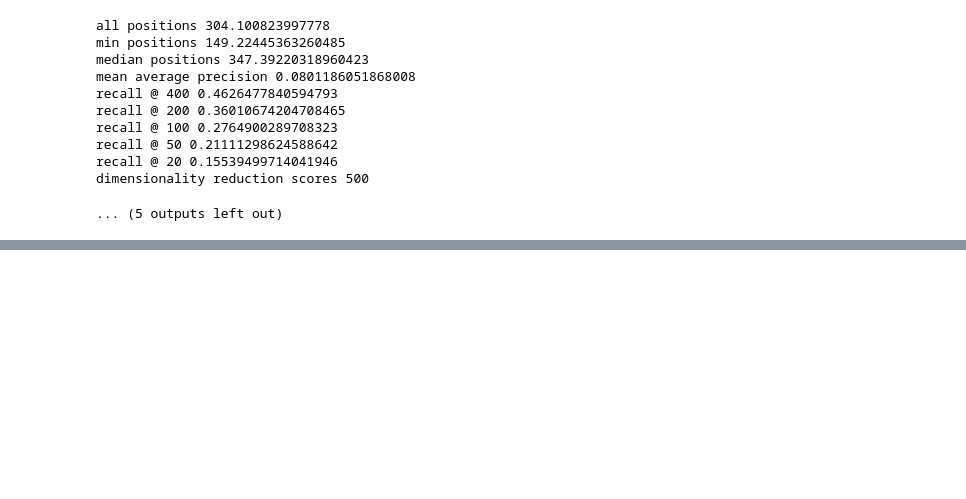
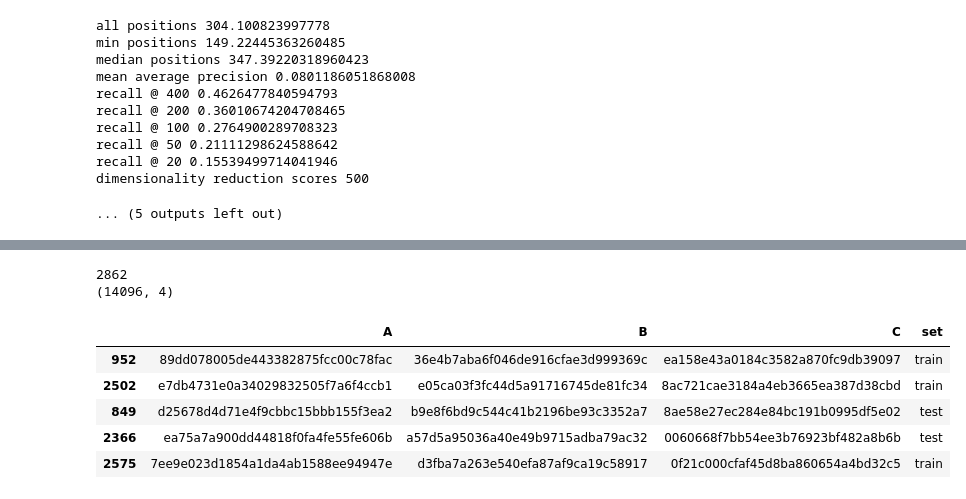
Before and after one commit to ludovicaschaerf/Cini_TDA, a Jupyter notebook: Pretrained.ipynb, the cells around one changed output, grey strips where cells are left out. Drawn from its saved outputs; the diff is of its cells as text; code cells hidden in the pictures; blank space fills up the shorter version.

```diff
--- a/Pretrained.ipynb
+++ b/Pretrained.ipynb
@@ -371,0 +396,47 @@ dimensionality reduction scores 500
+# %%
+def make_training_set_orig(embeddings, train_test, data_dir):
+    tree = make_tree_orig(embeddings)
+
+
+    Cs = []
+    for i in tqdm(range(train_test.shape[0])):
+            list_theo = (
+                list(train_test[train_test["img1"] == train_test["uid"][i]]["img2"])
+                + list(train_test[train_test["img2"] == train_test["uid"][i]]["img1"])
+                + [train_test["uid"][i]]
+            )
+            list_sim = find_most_similar_no_theo(
+                train_test["uid"][i], tree, embeddings, list(data["uid"].unique()), list_theo, n=10
+            )
+            Cs.append(list_sim)
+
+    print(len(Cs))
+
+    train_test['C'] = Cs
+
+    list_downloaded = [file.split('/')[-1].split('.')[0] for file in glob(data_dir + 'subset/*')]
+
+
+    train_test = train_test[train_test['img1'].isin(list_downloaded)]
+    train_test = train_test[train_test['img2'].isin(list_downloaded)]
+
+    final = train_test[['img1', 'img2', 'C', 'set']].explode('C')
+    final.columns = ['A', 'B', 'C', 'set']
+    print(final.shape)
+
+    final[final['set'] == 'train'].reset_index().to_csv(data_dir + 'abc_train.csv')
+    final[final['set'] == 'test'].reset_index().to_csv(data_dir + 'abc_test.csv')
+
+    return final
+# %%
+final = make_training_set_orig(embeddings, train_test, data_dir)
+final.sample(5)
+# %% [output]
+2862
+(14096, 4)
+|  | A | B | C | set |
+| 952 | 89dd078005de443382875fcc00c78fac | 36e4b7aba6f046de916cfae3d999369c | ea158e43a0184c3582a870fc9db39097 | train |
+| 2502 | e7db4731e0a34029832505f7a6f4ccb1 | e05ca03f3fc44d5a91716745de81fc34 | 8ac721cae3184a4eb3665ea387d38cbd | train |
+| 849 | d25678d4d71e4f9cbbc15bbb155f3ea2 | b9e8f6bd9c544c41b2196be93c3352a7 | 8ae58e27ec284e84bc191b0995df5e02 | test |
+| 2366 | ea75a7a900dd44818f0fa4fe55fe606b | a57d5a95036a40e49b9715adba79ac32 | 0060668f7bb54ee3b76923bf482a8b6b | test |
+| 2575 | 7ee9e023d1854a1da4ab1588ee94947e | d3fba7a263e540efa87af9ca19c58917 | 0f21c000cfaf45d8ba860654a4bd32c5 | train |
```
Also changed, not shown: parts of 4 cells of this notebook, 6 other files.
